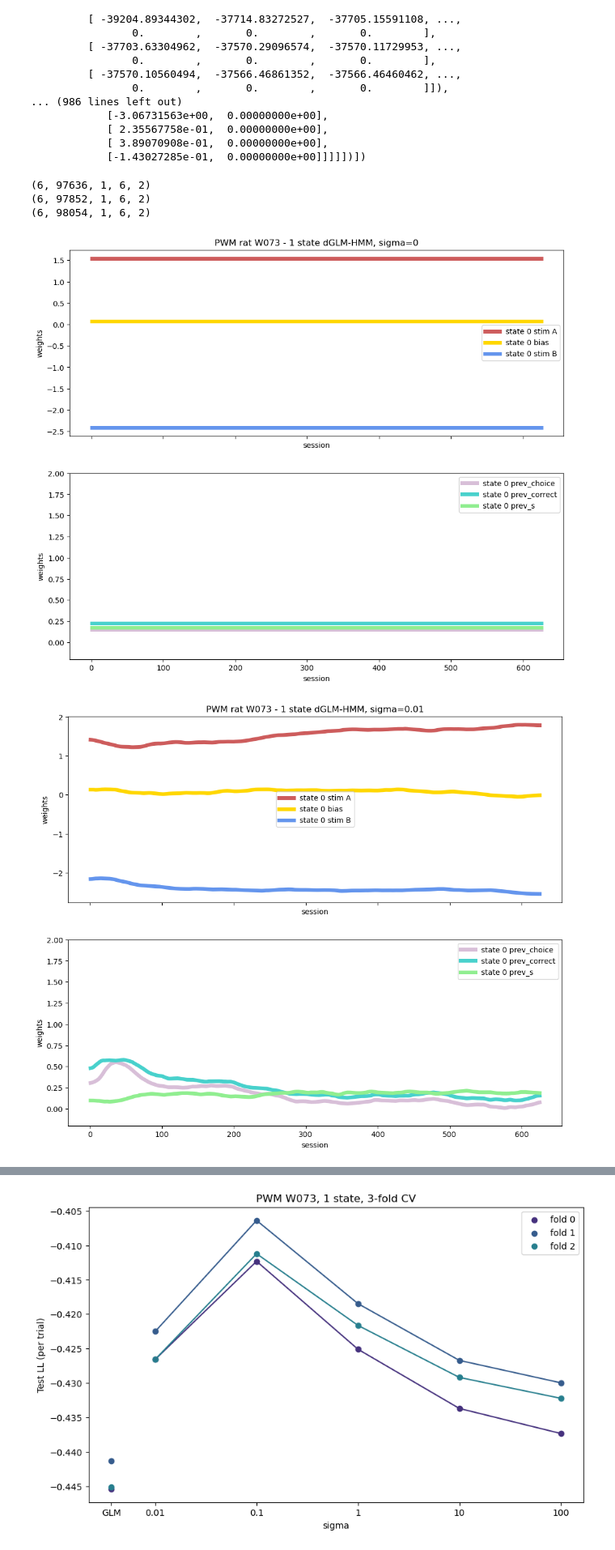
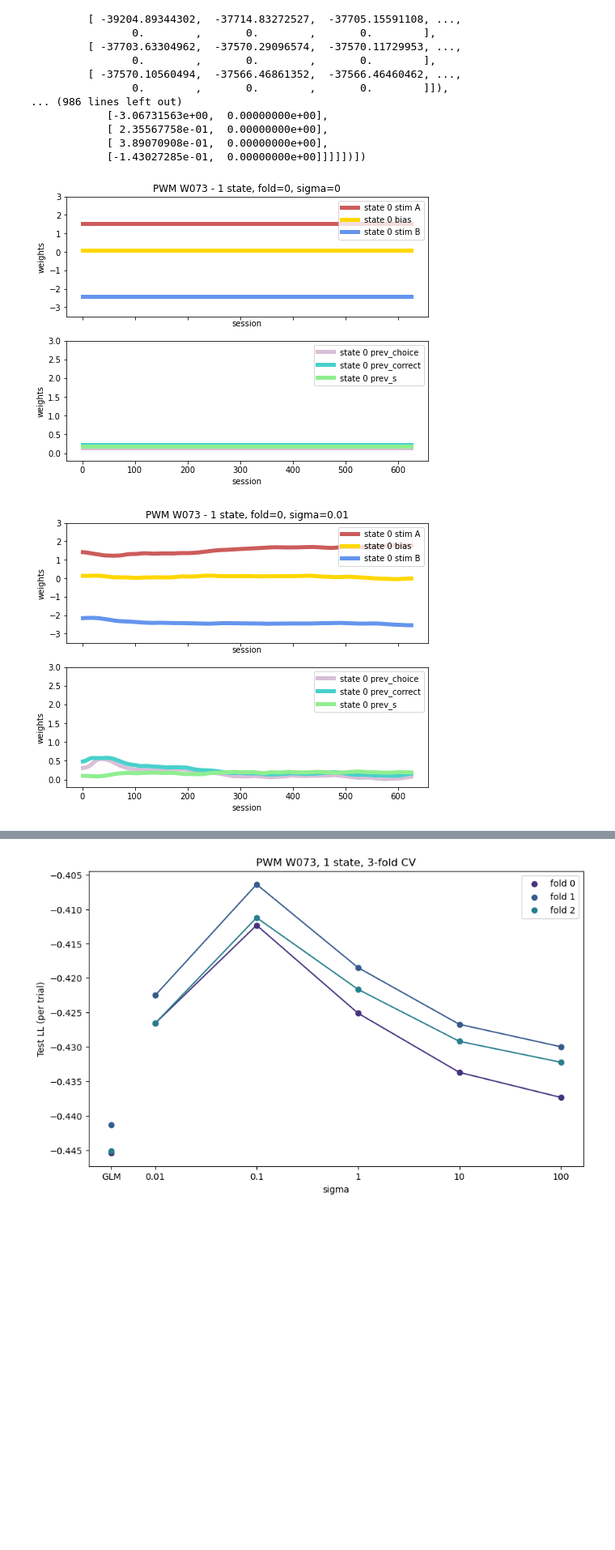
Before and after one commit to lenca56/Pillow_dGLM-HMM, a Jupyter notebook: code/PWM_Analysis.ipynb, the cells around one changed output, grey strips where cells are left out. Shown at 81% size. Saved outputs shown, nothing was run; the diff lists cells and outputs as text; code cells hidden in the pictures; blank space fills up the shorter version.

Commit message:
updated plotting weights PWM function and saved figures

```diff
--- a/code/PWM_Analysis.ipynb
+++ b/code/PWM_Analysis.ipynb
@@ -22,11 +22,10 @@ pni_path = '/Users/lencacuturela/Desktop/github/LC_PWM_GLM-HMM/data'
 # %% [markdown]
 ### Data Prep and CV
 # %%
-sigmaList = [0.008,0.04,0.09,0.2,0.45,1,2.23,5,11.18,25,125]
-df = io_utils.load_and_wrangle(rat_id='W073', path=pni_path, psychometric=True, cutoff=10, overwrite=False, stage_filter=2)
+df = io_utils.load_and_wrangle(rat_id='W073', path=None, psychometric=True, cutoff=10, overwrite=False, stage_filter=2)
 print(len(df.index.tolist()))
-x, y = io_utils.prepare_design_matrices(rat_id='W073', path=pni_path, psychometric=True, cutoff=10, stage_filter=2, overwrite=False)
-sessInd = list(io_utils.session_start(rat_id='W073', path=pni_path, psychometric=True, cutoff=10, stage_filter=2))
+x, y = io_utils.prepare_design_matrices(rat_id='W073', path=None, psychometric=True, cutoff=10, stage_filter=2, overwrite=False)
+sessInd = list(io_utils.session_start(rat_id='W073', path=None, psychometric=True, cutoff=10, stage_filter=2))
 # %% [output]
 146771
 # %%
@@ -146,21 +137,18 @@ fit_eval_CV_multiple_sigmas_PWM(rat_id='W073', stage_filter=2, K=1, folds=3, sig
 # %%
 rat_id = 'W073'
 stage_filter = 2
 folds = 3
 K = 1
 sigmaList = [0, 0.01, 0.1, 1, 10, 100]
 # PLOTTING WEIGHTS ACROSS MULTIPLE SIGMAS
-for fold in range(0,folds):
+for fold in range(0,1):
     trainSessInd = np.load(f'../data/trainSessInd_PWM_{rat_id}_sf={stage_filter}_{K}_state_fold-{fold}_multiple_sigmas.npy')
     testSessInd = np.load(f'../data/testSessInd_PWM_{rat_id}_sf={stage_filter}_{K}_state_fold-{fold}_multiple_sigmas.npy')
     allP = np.load(f'../data/P_PWM_{rat_id}_sf={stage_filter}_{K}_state_fold-{fold}_multiple_sigmas.npy')
     allW = np.load(f'../data/W_PWM_{rat_id}_sf={stage_filter}_{K}_state_fold-{fold}_multiple_sigmas.npy')
     for indSigma in range(0, len(sigmaList)):
-        fig, axes = plt.subplots(nrows=2, ncols=1, sharex=True, sharey=False, figsize=(12,10))
-        plotting_weights_PWM(w=allW[indSigma], sessInd=trainSessInd, axes=axes, title=f'PWM rat W073 - 1 state dGLM-HMM, sigma={sigmaList[indSigma]}')
+        fig, axes = plt.subplots(nrows=2, ncols=1, sharex=True, sharey=False, figsize=(8,6))
+        plotting_weights_PWM(w=allW[indSigma], sessInd=trainSessInd, axes=axes, title=f'PWM W073 - 1 state, fold={fold}, sigma={sigmaList[indSigma]}', save_fig=True)
 # %% [output]
-(6, 97636, 1, 6, 2)
-(6, 97852, 1, 6, 2)
-(6, 98054, 1, 6, 2)
-[figure, old version]
+[figure, new version]
-[figure, old version]
+[figure, new version]
```
Also changed, not shown: parts of 4 cells of this notebook, 8 other files.
